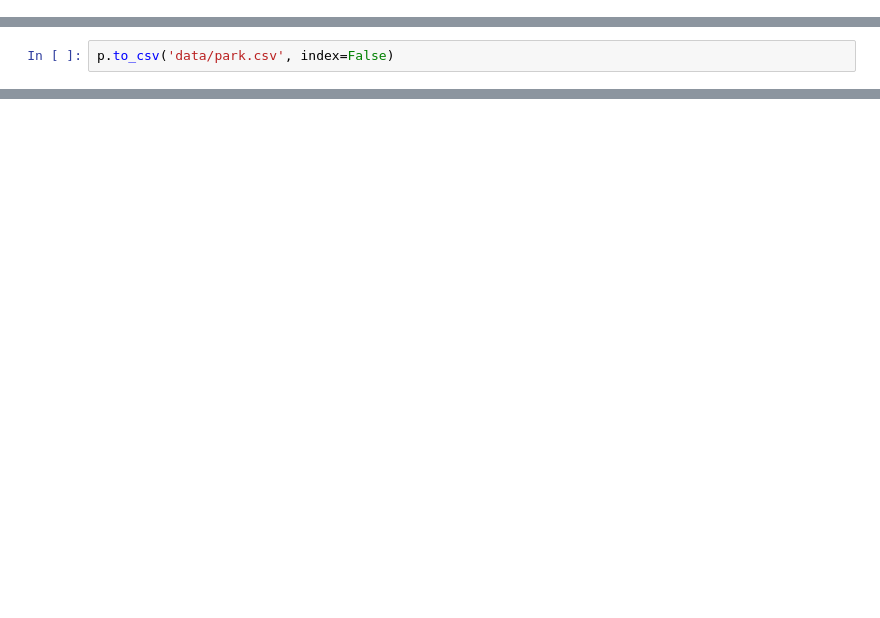
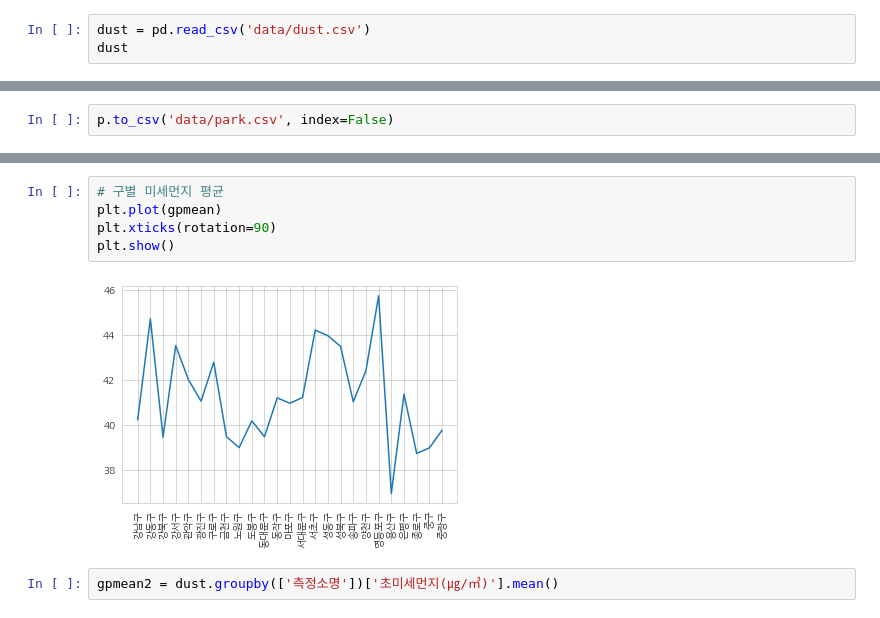
Before and after one commit to HJoon-K/Find_Dust, a Jupyter notebook: yjh.ipynb, the cells around one changed output, grey strips where cells are left out. Drawn from its saved outputs; the diff is of its cells as text; blank space fills up the shorter version.

```diff
--- a/yjh.ipynb
+++ b/yjh.ipynb
@@ -142,0 +219,3 @@ dust2020
+# %%
+dust = pd.read_csv('data/dust.csv')
+dust
@@ -173,0 +373,9 @@ park
+# %%
+# 구별 미세먼지 평균
+plt.plot(gpmean)
+plt.xticks(rotation=90)
+plt.show()
+# %% [output]
+[figure, added]
+# %%
+gpmean2 = dust.groupby(['측정소명'])['초미세먼지(㎍/㎥)'].mean()
```
Also changed, not shown: parts of 26 cells of this notebook.
